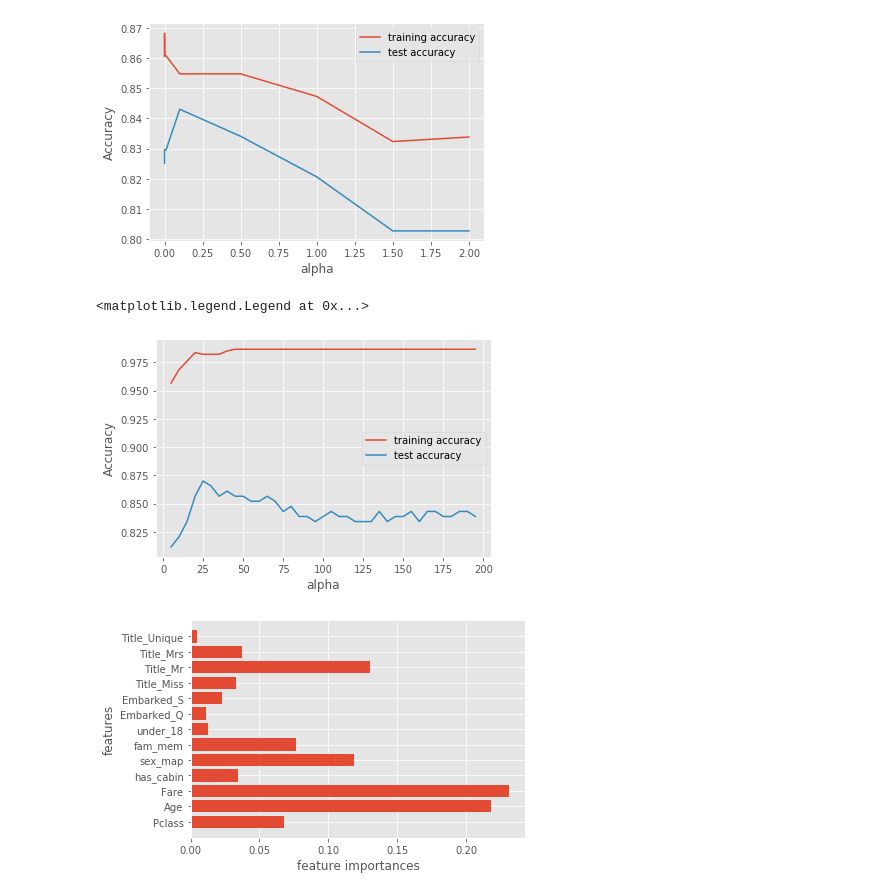
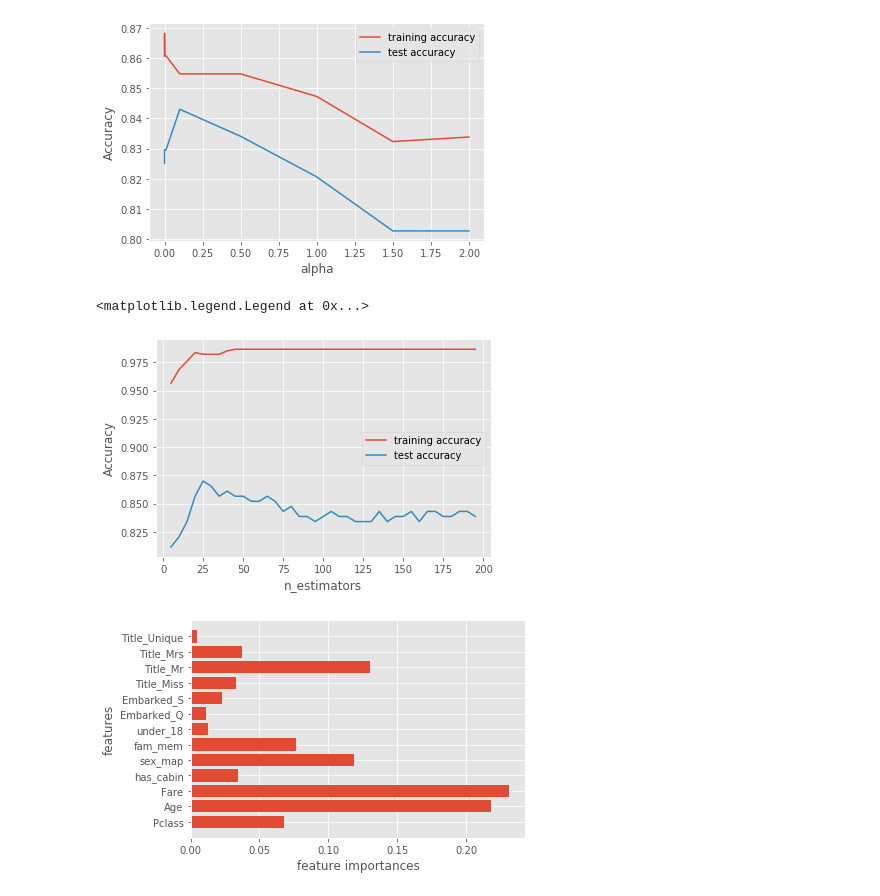
Before and after one commit to cudemans/titanic-kaggle, a Jupyter notebook: kaggle-titanic.ipynb, the cells around one changed output. Cells and saved outputs as stored; diff of their text form; code cells hidden in the pictures.

```diff
--- a/kaggle-titanic.ipynb
+++ b/kaggle-titanic.ipynb
@@ -243,28 +259,28 @@ plt.legend()
 # %%
 # random forest
 from sklearn.ensemble import RandomForestClassifier
 
 training_accuracy = []
 test_accuracy = []
 
 #try estimators from 20 to 100
 n_estimators_settings = range(5, 200, 5)
 
 for n_estimators in n_estimators_settings:
     rf = RandomForestClassifier(max_depth=19, n_estimators=n_estimators, random_state=0)
     rf.fit(X_train, y_train)
     training_accuracy.append(rf.score(X_train, y_train))
     test_accuracy.append(rf.score(X_test, y_test))
 
 
 plt.plot(n_estimators_settings, training_accuracy, label='training accuracy')
 plt.plot(n_estimators_settings, test_accuracy, label='test accuracy')
 plt.ylabel('Accuracy')
-plt.xlabel('alpha')
+plt.xlabel('n_estimators')
 plt.legend()
 # %% [output]
 <matplotlib.legend.Legend at 0x...>
-[figure, old version]
+[figure, new version]
 # %%
 def feature_importance(model):
     n_features = X_train.shape[1]
```
Also changed, not shown: parts of 9 cells of this notebook.
